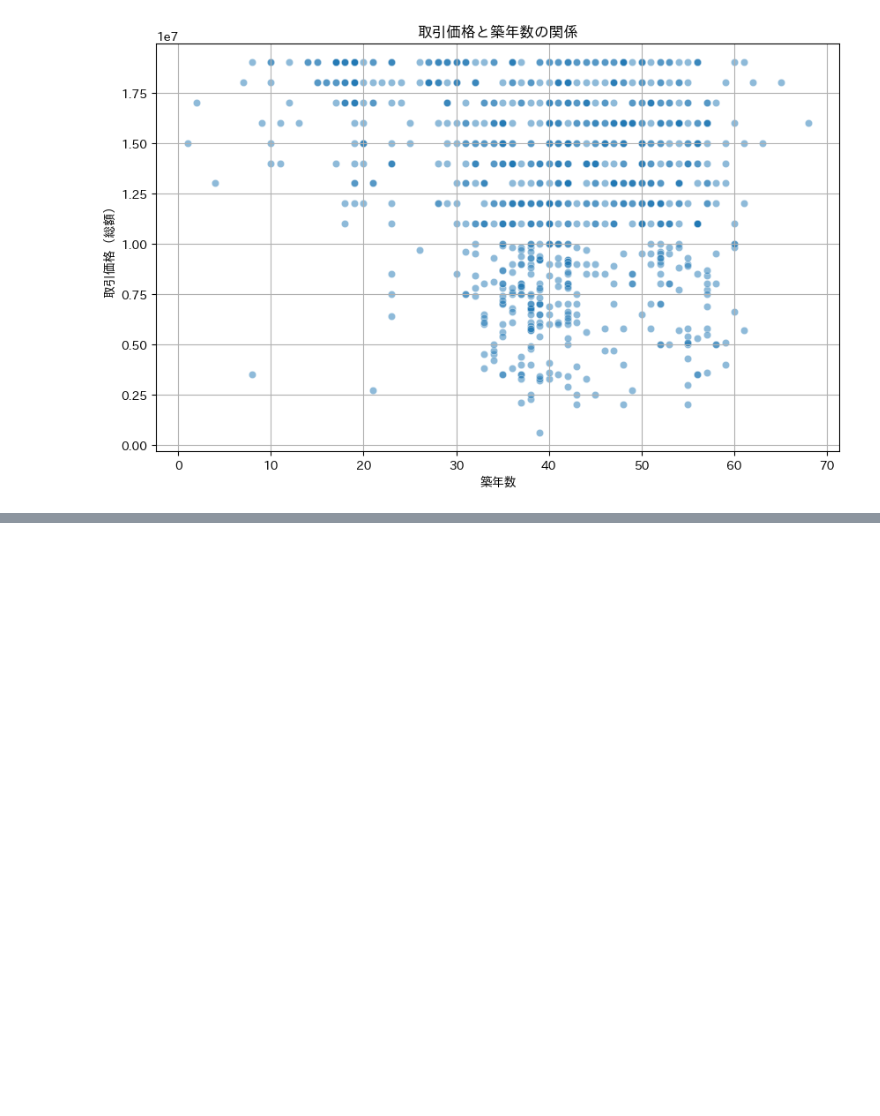
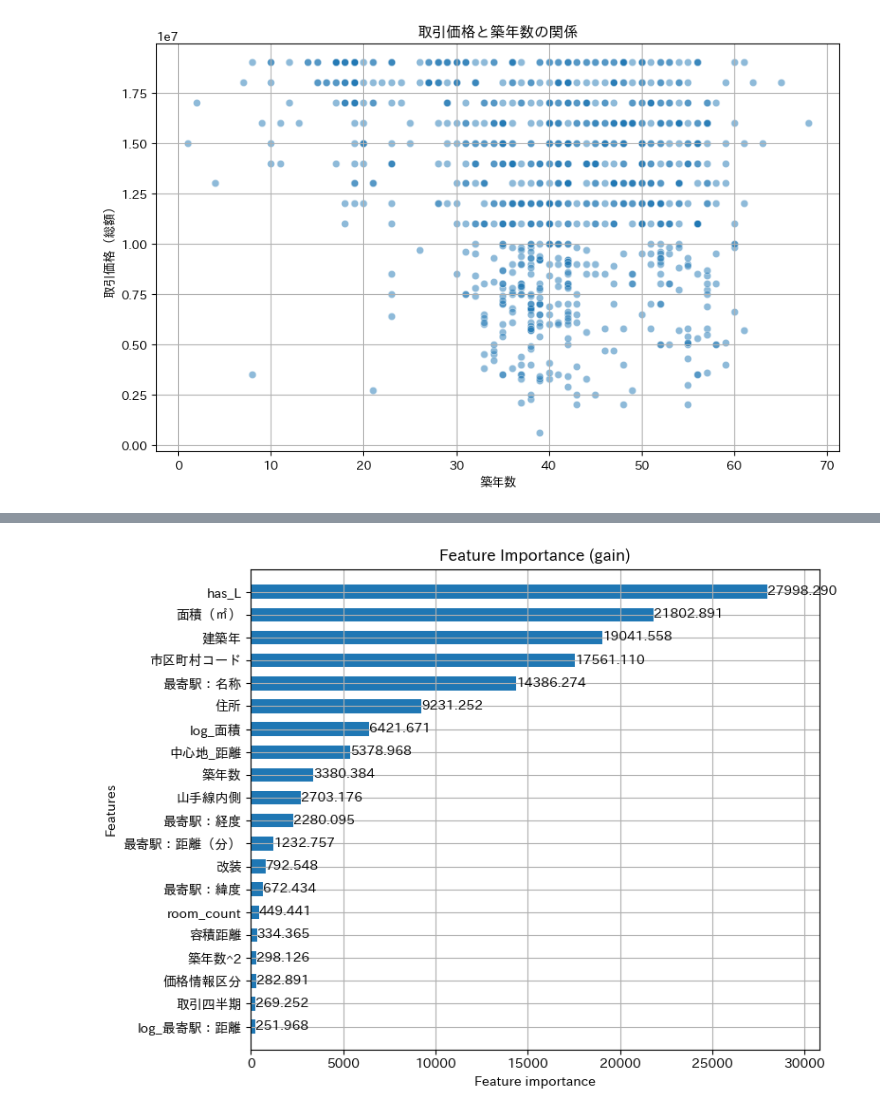
Before and after one commit to kotouharuto/House-price-forecast, a Jupyter notebook: notebooks/04_predict_analysis.ipynb, the cells around one changed output, grey strips where cells are left out. Cells and saved outputs as stored; diff of their text form; code cells hidden in the pictures; blank space fills up the shorter version.

```diff
--- a/notebooks/04_predict_analysis.ipynb
+++ b/notebooks/04_predict_analysis.ipynb
@@ -117,0 +123,25 @@ plt.show()
+# %%
+# 特徴量重要度の確認
+
+# モデルの読み込み
+with open("../models/lgbm_model.pkl", "rb") as f:
+    model = pickle.load(f)
+
+print(type(model))
+
+# Booster を取得
+booster = model.booster_ if hasattr(model, "booster_") else model
+
+feat_names = booster.feature_name()
+
+imp = pd.DataFrame({
+    "feature": feat_names,
+    "gain":  booster.feature_importance(importance_type="gain"),
+    "split": booster.feature_importance(importance_type="split"),
+})
+
+# gain の比率を確認
+imp["gain_ratio"] = imp["gain"] / imp["gain"].sum()
+imp = imp.sort_values("gain", ascending=False).reset_index(drop=True)
+
+imp.head(20)
@@ -117,0 +167,15 @@ plt.show()
+# %%
+# 特徴量を可視化
+fig, ax = plt.subplots(figsize=(8, 6))
+lgb.plot_importance(
+    booster,
+    importance_type="gain",   # "split" に変えると分割回数ベース
+    max_num_features=20,
+    ax=ax,
+    height=0.6,
+)
+ax.set_title("Feature Importance (gain)")
+plt.tight_layout()
+plt.show()
+# %% [output]
+[figure, added]
```
Also changed, not shown: parts of 4 cells of this notebook, 1 other file.
